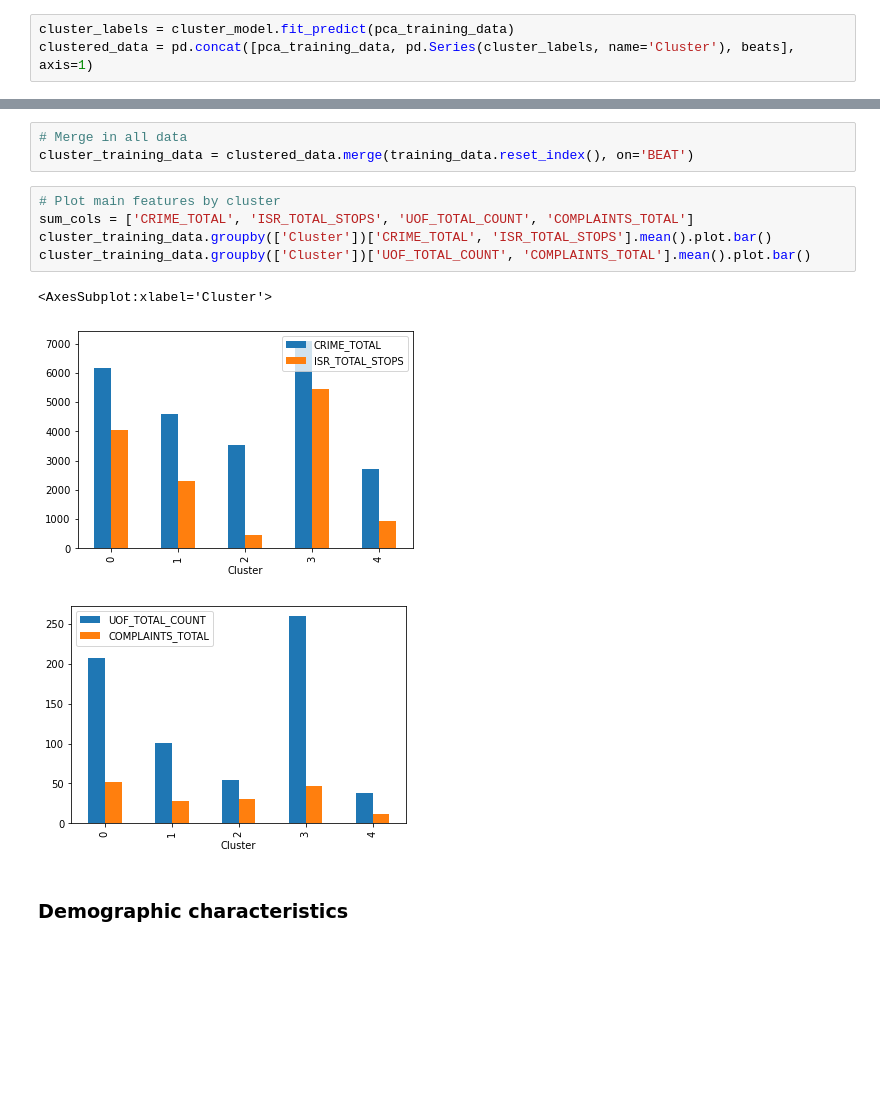
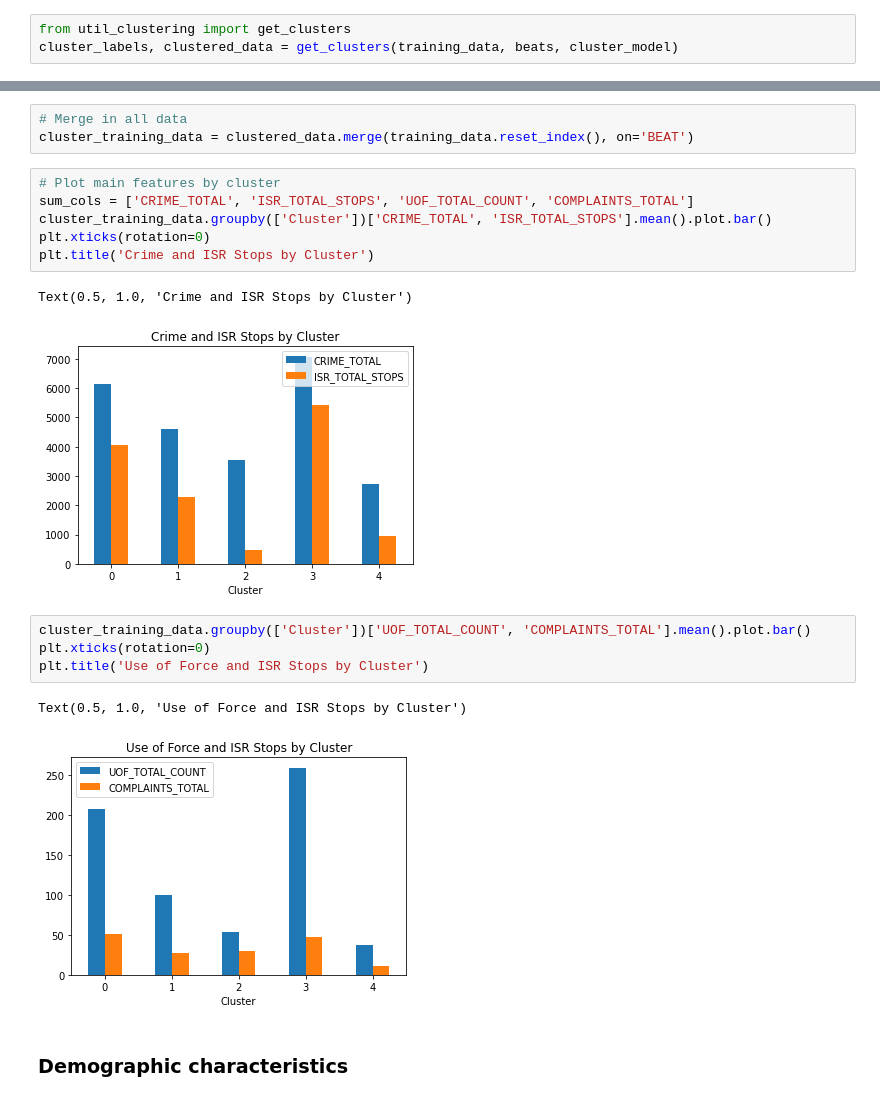
Before and after one commit to colevfrank/254_ML_IL_Crime, a Jupyter notebook: clustering/Baseline Clustering Analysis.ipynb, the cells around one changed output, grey strips where cells are left out. Cells and saved outputs as stored; diff of their text form; blank space fills up the shorter version.

```diff
--- a/clustering/Baseline Clustering Analysis.ipynb
+++ b/clustering/Baseline Clustering Analysis.ipynb
@@ -82,9 +69,9 @@ cluster_model.set_params(**cluster_model_params)
 AgglomerativeClustering(linkage='complete', n_clusters=5)
 # %% [markdown]
 ## Run the model
-# %%
-cluster_labels = cluster_model.fit_predict(pca_training_data)
-clustered_data = pd.concat([pca_training_data, pd.Series(cluster_labels, name='Cluster'), beats], axis=1)
+# %%
+from util_clustering import get_clusters
+cluster_labels, clustered_data = get_clusters(training_data, beats, cluster_model)
 # %%
 clustered_data.head()
 # %% [output]
@@ -114,12 +101,19 @@ cluster_training_data = clustered_data.merge(training_data.reset_index(), on='BE
 # %%
 # Plot main features by cluster
 sum_cols = ['CRIME_TOTAL', 'ISR_TOTAL_STOPS', 'UOF_TOTAL_COUNT', 'COMPLAINTS_TOTAL']
 cluster_training_data.groupby(['Cluster'])['CRIME_TOTAL', 'ISR_TOTAL_STOPS'].mean().plot.bar()
-cluster_training_data.groupby(['Cluster'])['UOF_TOTAL_COUNT', 'COMPLAINTS_TOTAL'].mean().plot.bar()
+plt.xticks(rotation=0)
+plt.title('Crime and ISR Stops by Cluster')
 # %% [output]
-<AxesSubplot:xlabel='Cluster'>
+Text(0.5, 1.0, 'Crime and ISR Stops by Cluster')
-[figure, old version]
+[figure, new version]
-[figure, removed]
+# %%
+cluster_training_data.groupby(['Cluster'])['UOF_TOTAL_COUNT', 'COMPLAINTS_TOTAL'].mean().plot.bar()
+plt.xticks(rotation=0)
+plt.title('Use of Force and ISR Stops by Cluster')
+# %% [output]
+Text(0.5, 1.0, 'Use of Force and ISR Stops by Cluster')
+[figure, added]
 # %% [markdown]
 ### Demographic characteristics
 # %%
```
Also changed, not shown: parts of 8 cells of this notebook, 7 other files.
